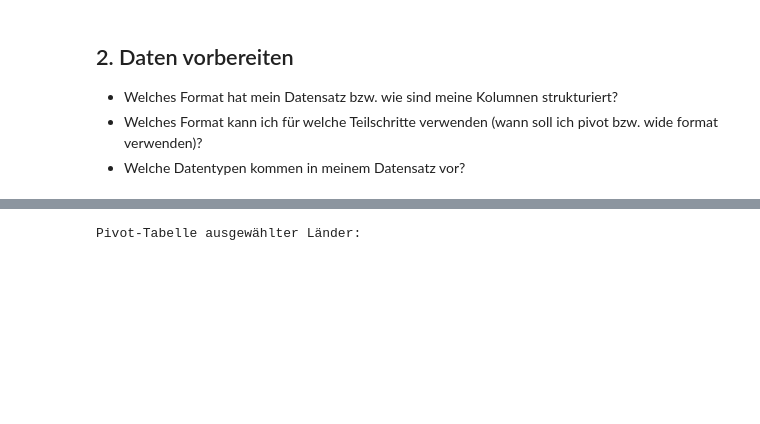
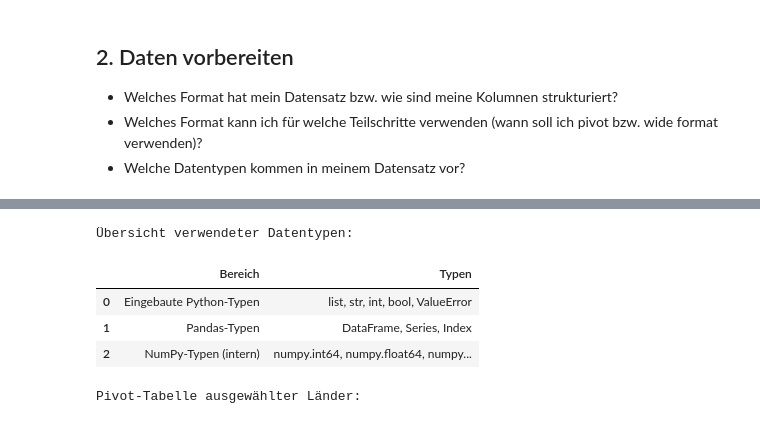
Before and after one commit to Elischwan/Leistungsnachweis-1, a Jupyter notebook: Grundgerüst_Leistungsnachweis.ipynb, the cells around one changed output, grey strips where cells are left out. Drawn from its saved outputs; the diff is of its cells as text; code cells hidden in the pictures; blank space fills up the shorter version.

```diff
--- a/Grundgerüst_Leistungsnachweis.ipynb
+++ b/Grundgerüst_Leistungsnachweis.ipynb
@@ -98,3 +104,29 @@ df
+# %%
+import pandas as pd
+
+data = {
+    "Bereich": [
+        "Eingebaute Python-Typen",
+        "Pandas-Typen",
+        "NumPy-Typen (intern)"
+    ],
+    "Typen": [
+        "list, str, int, bool, ValueError",
+        "DataFrame, Series, Index",
+        "numpy.int64, numpy.float64, numpy.bool_"
+    ]
+}
+
+summary_df = pd.DataFrame(data)
+
+print("Übersicht verwendeter Datentypen:")
+display(summary_df)
+# %% [output]
+Übersicht verwendeter Datentypen:
+|  | Bereich | Typen |
+| 0 | Eingebaute Python-Typen | list, str, int, bool, ValueError |
+| 1 | Pandas-Typen | DataFrame, Series, Index |
+| 2 | NumPy-Typen (intern) | numpy.int64, numpy.float64, numpy... |
 # %%
 
 import pandas as pd
```
Also changed, not shown: parts of 15 cells of this notebook.
